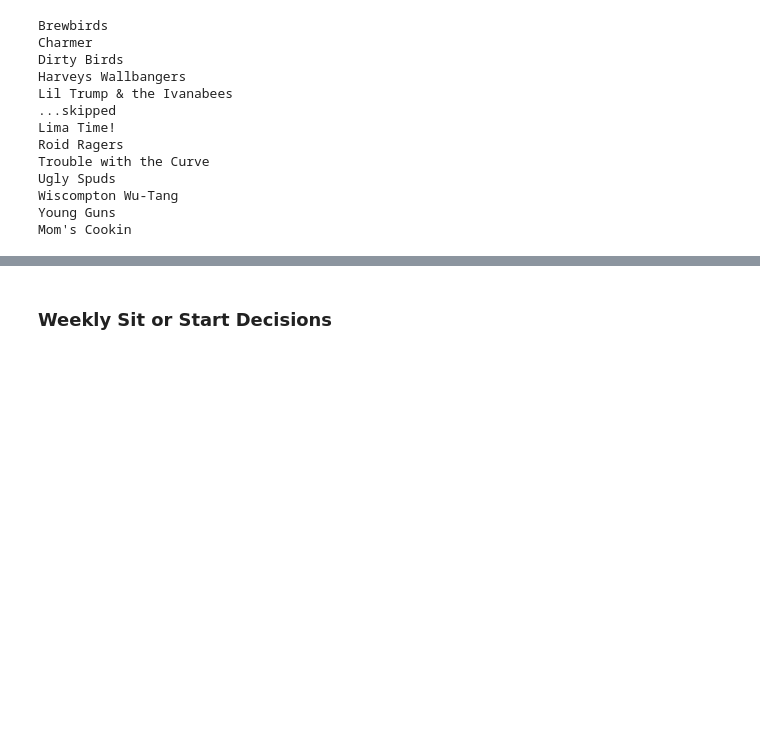
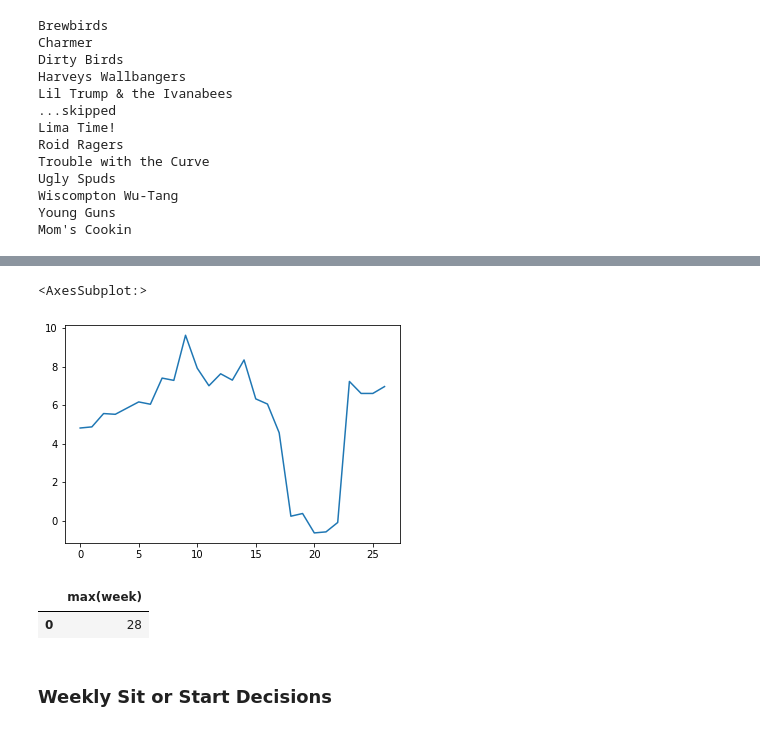
Before and after one commit to haueter19/xdl, a Jupyter notebook: CBS Scrape Stats by Period.ipynb, the cells around one changed output, grey strips where cells are left out. Cells and saved outputs as stored; diff of their text form; code cells hidden in the pictures; blank space fills up the shorter version.

```diff
--- a/CBS Scrape Stats by Period.ipynb
+++ b/CBS Scrape Stats by Period.ipynb
@@ -567,3 +742,13 @@ pd.read_sql("SELECT * FROM projections WHERE cbsid=2211777", conn)
+# %%
+chg.z.plot()
+# %% [output]
+<AxesSubplot:>
+[figure, added]
+# %%
+pd.read_sql("SELECT max(week) FROM projections WHERE year=2024", engine)
+# %% [output]
+|  | max(week) |
+| 0 | 28 |
 # %% [markdown]
 ### Weekly Sit or Start Decisions
 # %%
```
Also changed, not shown: parts of 127 cells of this notebook.
